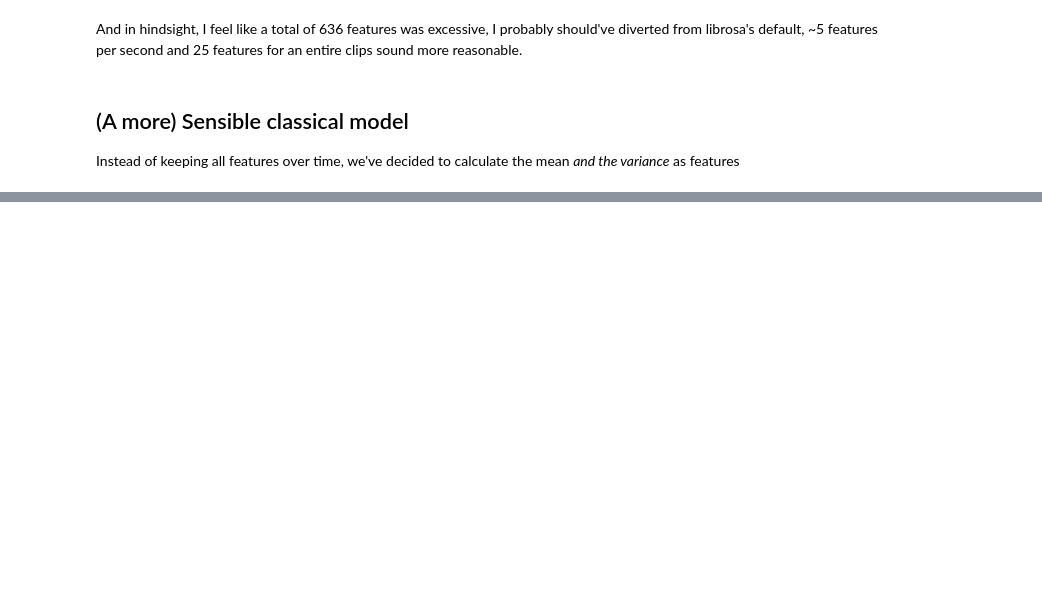
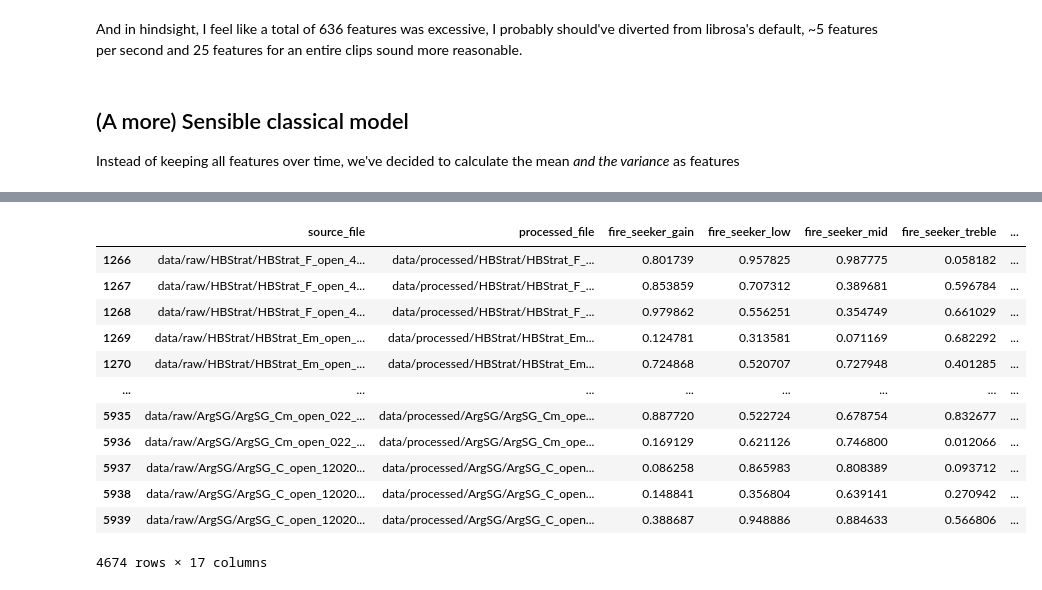
Before and after one commit to auri-ay/audio-ml-coursework, a Jupyter notebook: poc2.ipynb, the cells around one changed output, grey strips where cells are left out. Drawn from its saved outputs; the diff is of its cells as text; code cells hidden in the pictures; blank space fills up the shorter version.

Commit message:
Add result dumping for evaluation

```diff
--- a/poc2.ipynb
+++ b/poc2.ipynb
@@ -429,0 +392,37 @@ Average loss: 0.03862916678190231
+# %%
+def save_result(c: Collection, df: pd.DataFrame)->pd.DataFrame:
+    def _inner(row):
+        # ["fire_seeker_gain", "fire_seeker_low", "fire_seeker_mid", "fire_seeker_treble"]]
+
+        a = calculate_classical_features()(row)[["root_mean_square_mean", "root_mean_square_variance",
+                                                 "spectral_centroid_mean", "spectral_centroid_variance",
+                                                 "zero_crossing_rate_mean",
+                                                 "zero_crossing_rate_variance"]].to_numpy().reshape(1, -1)
+        y_hat = c.model(to_tensor(classical_scaler.transform(a)).to(device))[0]
+
+        row["fire_seeker_gain_pred"] = y_hat[0]
+        row["fire_seeker_low_pred"] = y_hat[1]
+        row["fire_seeker_mid_pred"] = y_hat[2]
+        row["fire_seeker_treble_pred"] = y_hat[3]
+
+        return row
+
+    return df.progress_apply(_inner, axis=1)
+# %%
+test = save_result(classical, filtered)
+# %%
+test
+# %% [output]
+|  | source_file | processed_file | fire_seeker_gain | fire_seeker_low | fire_seeker_mid | fire_seeker_treble | ... |
+| 1266 | data/raw/HBStrat/HBStrat_F_open_4... | data/processed/HBStrat/HBStrat_F_... | 0.801739 | 0.957825 | 0.987775 | 0.058182 | ... |
+| 1267 | data/raw/HBStrat/HBStrat_F_open_4... | data/processed/HBStrat/HBStrat_F_... | 0.853859 | 0.707312 | 0.389681 | 0.596784 | ... |
+| 1268 | data/raw/HBStrat/HBStrat_F_open_4... | data/processed/HBStrat/HBStrat_F_... | 0.979862 | 0.556251 | 0.354749 | 0.661029 | ... |
+| 1269 | data/raw/HBStrat/HBStrat_Em_open_... | data/processed/HBStrat/HBStrat_Em... | 0.124781 | 0.313581 | 0.071169 | 0.682292 | ... |
+| 1270 | data/raw/HBStrat/HBStrat_Em_open_... | data/processed/HBStrat/HBStrat_Em... | 0.724868 | 0.520707 | 0.727948 | 0.401285 | ... |
+| ... | ... | ... | ... | ... | ... | ... | ... |
+| 5935 | data/raw/ArgSG/ArgSG_Cm_open_022_... | data/processed/ArgSG/ArgSG_Cm_ope... | 0.887720 | 0.522724 | 0.678754 | 0.832677 | ... |
+| 5936 | data/raw/ArgSG/ArgSG_Cm_open_022_... | data/processed/ArgSG/ArgSG_Cm_ope... | 0.169129 | 0.621126 | 0.746800 | 0.012066 | ... |
+| 5937 | data/raw/ArgSG/ArgSG_C_open_12020... | data/processed/ArgSG/ArgSG_C_open... | 0.086258 | 0.865983 | 0.808389 | 0.093712 | ... |
+| 5938 | data/raw/ArgSG/ArgSG_C_open_12020... | data/processed/ArgSG/ArgSG_C_open... | 0.148841 | 0.356804 | 0.639141 | 0.270942 | ... |
+| 5939 | data/raw/ArgSG/ArgSG_C_open_12020... | data/processed/ArgSG/ArgSG_C_open... | 0.388687 | 0.948886 | 0.884633 | 0.566806 | ... |
+4674 rows × 17 columns
```
Also changed, not shown: parts of 16 cells of this notebook, 2 other files.
